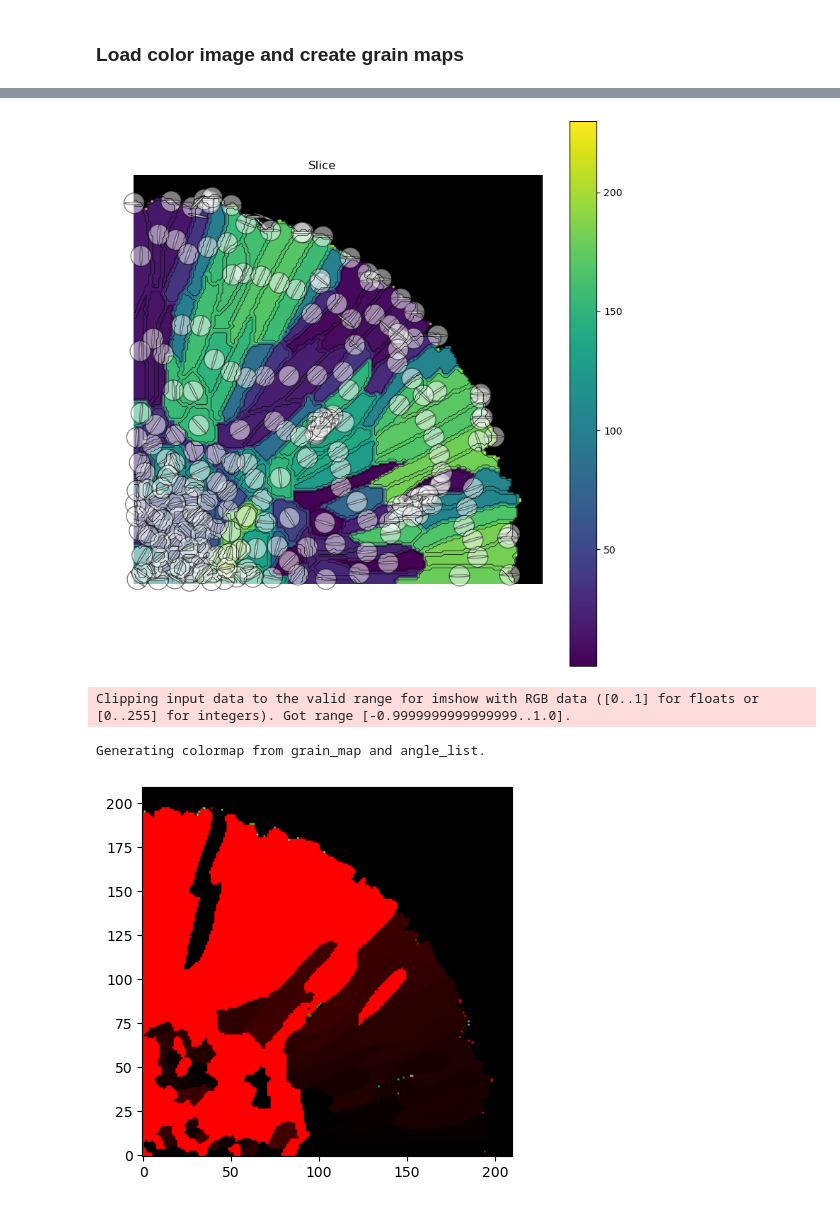
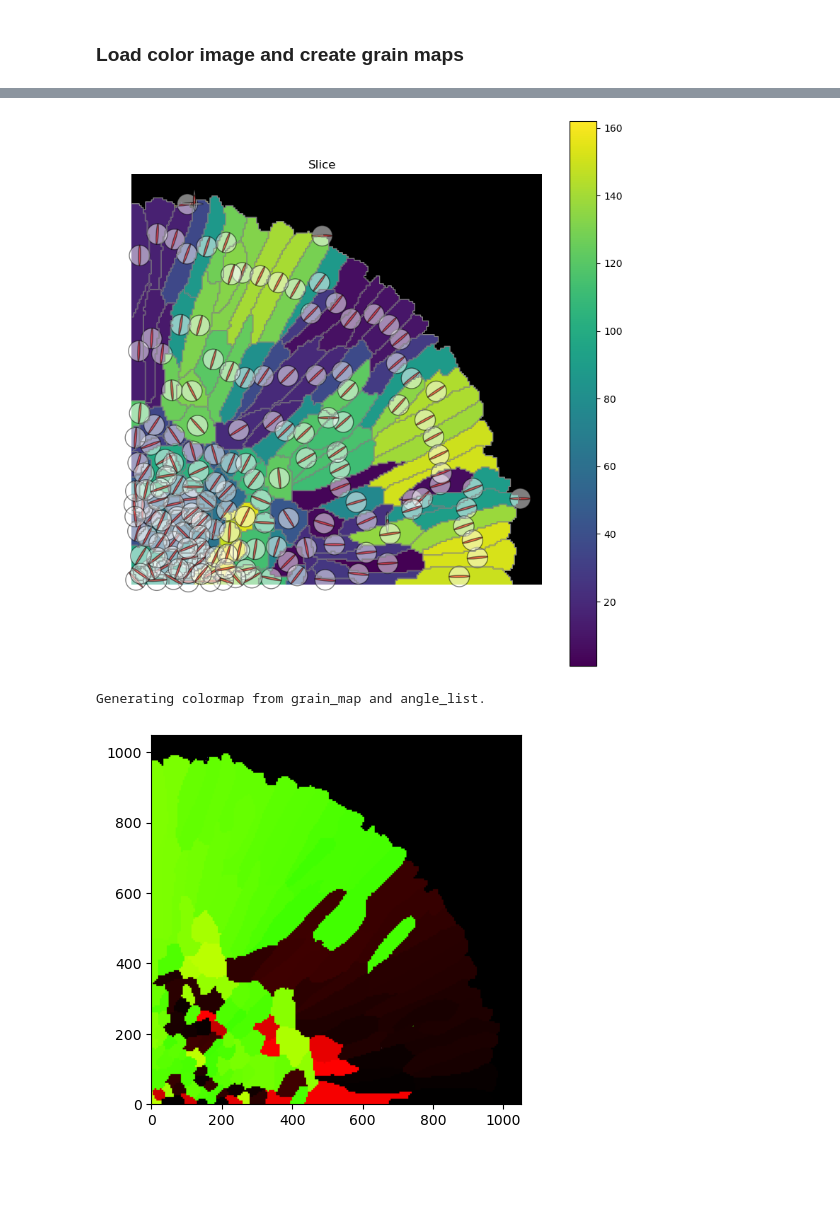
Before and after one commit to daubners/meatballs, a Jupyter notebook: 00-generation-of-NMC-agglomerate.ipynb, the cells around one changed output, grey strips where cells are left out. Saved outputs shown, nothing was run; the diff lists cells and outputs as text; code cells hidden in the pictures; blank space fills up the shorter version.

Commit message:
try color augmentation

```diff
--- a/00-generation-of-NMC-agglomerate.ipynb
+++ b/00-generation-of-NMC-agglomerate.ipynb
@@ -139,7 +165,7 @@ im = plt.imshow(np.transpose(image_array, (1,0,2)), origin='lower')
 agglomerate = mbs.VoxelizedMeatball()
 agglomerate.color_array_to_grain_map(image_array)
 # %%
-# agglomerate.add_random_orientations()
+agglomerate.add_random_orientations()
 agglomerate.guess_grain_orientation_from_shape()
 mbs.plot_grain_alignment(agglomerate)
 # %% [output]
@@ -151,6 +180,7 @@ Estimating grain orientations from crystal shapes!
 from scipy.spatial.transform import Rotation as rot
 from matplotlib.patches import Ellipse
 from skimage.segmentation import find_boundaries
+from skimage.measure import find_contours
 
 slice_img = agglomerate.fields['grains'][:,:,0]
 visible_grains = np.unique(slice_img)
@@ -159,16 +189,23 @@ masked_slice_img = np.ma.masked_equal(slice_img, 0)
 cmap = plt.get_cmap('viridis').copy()
 cmap.set_bad(color='black')
 
-boundaries = find_boundaries(slice_img, mode='outer')
+boundaries = find_boundaries(slice_img, mode='inner')
 
 plt.figure(figsize=(10, 10))
 im = plt.imshow(masked_slice_img.T, cmap=cmap, origin='lower')
-plt.contour(boundaries.T, colors='black', linewidths=0.5)
+plt.contour(boundaries.T, colors='gray', linewidths=0.5)
 plt.colorbar(im)
 plt.xlabel('x')
 plt.ylabel('y')
 plt.title('Slice')
 ax = plt.gca()
+
+# for grain_id in visible_grains:
+#     region_mask = (slice_img == grain_id).astype(float)
+#     contours = find_contours(region_mask, 0.5)
+#     for contour in contours:
+#         # contour[:, 0] are row indices, contour[:, 1] are column indices.
+#         plt.plot(contour[:, 1], contour[:, 0], color='black', linewidth=1)
 
 for grain_id in visible_grains:
     indices = np.argwhere(slice_img == grain_id)
@@ -176,34 +213,34 @@ for grain_id in visible_grains:
 
     # TODO: this will fail if grain IDs are not continuous 1,2,3,4,...
     R_matrix = rot.from_euler('ZXZ', agglomerate.angles[grain_id-1], degrees=True).as_matrix()
     c_axis = R_matrix @ np.array([0, 1, 0])
     arrow = (c_axis[0], c_axis[1])
     # Compute the 3D ellipsoid axes in the global frame
     matrices = [np.diag([1, 1, 0.1]), np.diag([1, 0.1, 0.1])]
     colors = ['white', 'red']
 
     for i in range(2):
         ellipsoid = R_matrix @ matrices[i]
         ellipse = np.array([[1, 0, 0], [0, 1, 0]]) @ ellipsoid
         U, S, Vt = np.linalg.svd(ellipse)
         scale = (np.max([agglomerate.Nx, agglomerate.Ny, agglomerate.Nz]) / 20)
         width = S[0] * scale  # full length (major axis)
         height = S[1] * scale  # full length (minor axis)
         angle_proj = np.degrees(np.arctan2(U[1, 0], U[0, 0]))
 
         # Create the ellipse patch representing the projected ellipsoid.
         patch = Ellipse((center[0], center[1]), width=width, height=height,
                         angle=angle_proj, edgecolor="black", facecolor=colors[i], lw=1,\
                         alpha=0.5)
         ax.add_patch(patch)
     # plt.quiver(center[0], center[1], arrow[0], arrow[1],\
                     #    scale=40, color='red', width=0.005, pivot='middle')
     # plt.text(center[0], center[1], str(int(grain_id)), color='blue', fontsize=6, ha='center', va='center')
 
 plt.axis('off')
 plt.show()
 # %% [output]
-[figure, old version]
+[figure, new version]
 # %%
 %matplotlib inline
 # agglomerate.plot_slice('grains', 0, colormap='turbo')
@@ -212,6 +249,5 @@ plt.figure()
 im = plt.imshow(np.transpose(colormap[:,:,0,:], (1,0,2)), origin='lower')
 # im = plt.imshow(np.transpose(colormap, (1,0,2)))
 # %% [output]
-Clipping input data to the valid range for imshow with RGB data ([0..1] for floats or [0..255] for integers). Got range [-0.9999999999999999..1.0].
+Generating colormap from grain_map and angle_list.
-Generating colormap from grain_map and angle_list.
-[figure, old version]
+[figure, new version]
```
Also changed, not shown: parts of 23 cells of this notebook, 2 other files.
